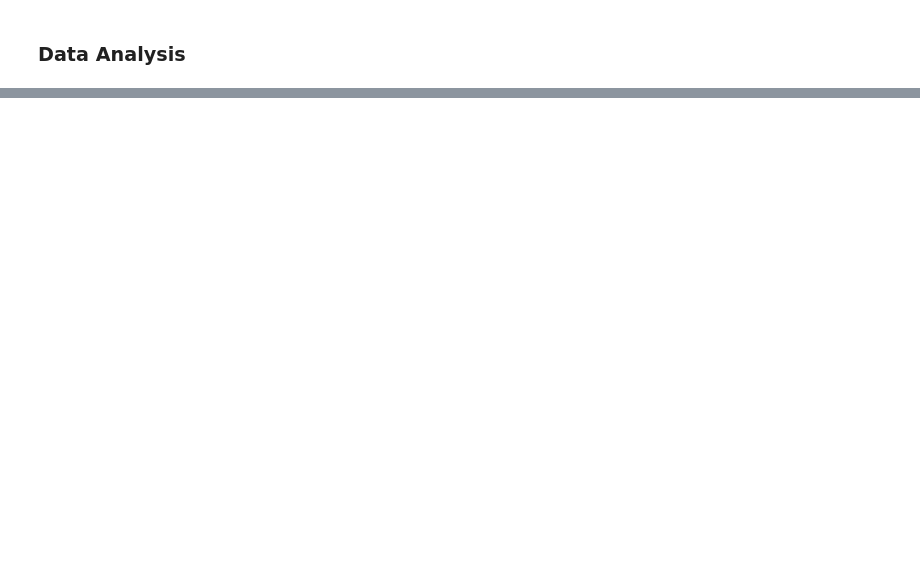
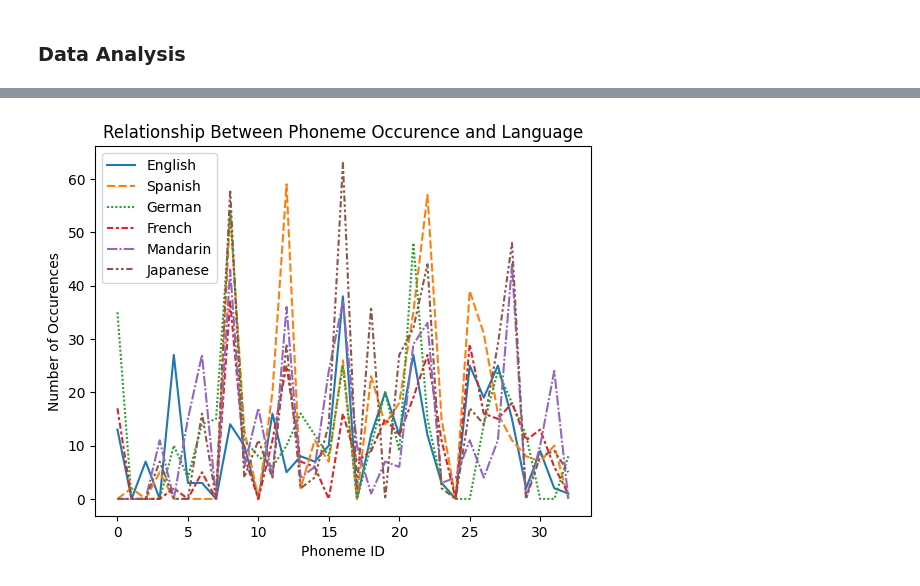
Before and after one commit to paytonlin1/LanguageSimilarityPredictor, a Jupyter notebook: LanguageSimilarityPredictor.ipynb, the cells around one changed output, grey strips where cells are left out. Saved outputs shown, nothing was run; the diff lists cells and outputs as text; code cells hidden in the pictures; blank space fills up the shorter version.

```diff
--- a/LanguageSimilarityPredictor.ipynb
+++ b/LanguageSimilarityPredictor.ipynb
@@ -298,0 +303,7 @@ plt.show()
+# %%
+# Relationship between phonemes and languages
+g4 = sns.lineplot(data=superlist.rename(columns={'num_occurences_eng':'English','num_occurences_es':'Spanish','num_occurences_ger':'German','num_occurences_fr':'French','num_occurences_cn':'Mandarin','num_occurences_jp':'Japanese'}))
+g4.set(xlabel='Phoneme ID',ylabel='Number of Occurences', title='Relationship Between Phoneme Occurence and Language')
+plt.show()
+# %% [output]
+[figure, added]
```
Also changed, not shown: parts of 37 cells of this notebook.
